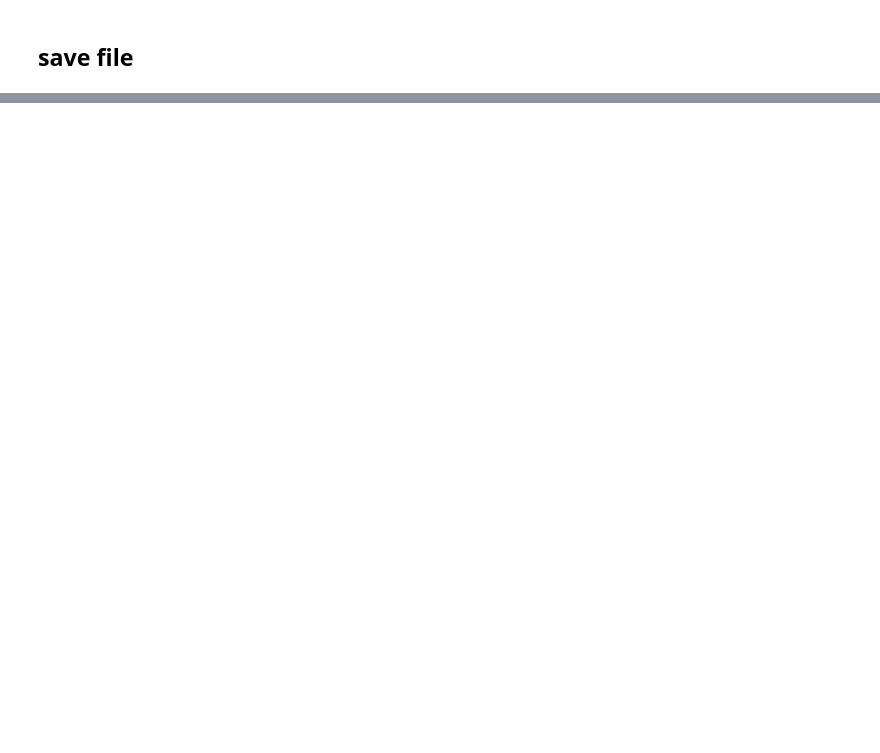
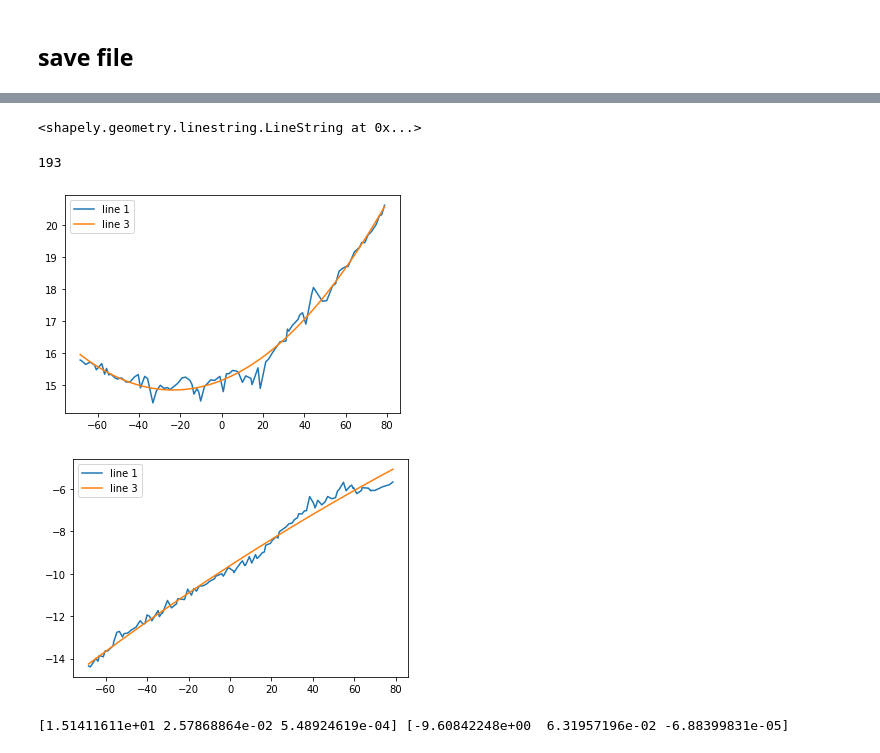
Before and after one commit to zilipp/msResearch, a Jupyter notebook: project2D_whole.ipynb, the cells around one changed output, grey strips where cells are left out. Saved outputs shown, nothing was run; the diff lists cells and outputs as text; code cells hidden in the pictures; blank space fills up the shorter version.

```diff
--- a/project2D_whole.ipynb
+++ b/project2D_whole.ipynb
@@ -154,0 +443,52 @@ bone_points = bone_points - bone_points.mean(axis=0, keepdims=True)
+# %%
+center_bone_line = center_bone.exterior
+# %%
+center_bone.boundary
+# %% [output]
+<shapely.geometry.linestring.LineString at 0x...>
+# %%
+center_bone_points = []
+for x,y in center_bone_line.coords:
+    center_bone_points.append([x, y])
+center_bone_points = center_bone_points[:-1]
+len(center_bone_points)
+# %% [output]
+193
+# %%
+center_bone_points = np.asarray(center_bone_points)
+# %%
+import numpy.polynomial.polynomial as poly
+
+center_bone_points_upper = np.asarray([x for x in center_bone_points if x[1] >= 0])
+center_bone_points_lower = np.asarray([x for x in center_bone_points if x[1] <= 0])
+# %%
+def fit_line(points_array):
+    x = points_array[:, 0]
+    y = points_array[:, 1]
+    x_new = np.linspace(x[0], x[-1], num=len(x)*10)
+
+    coefs = poly.polyfit(x, y, 2)
+    ffit = poly.polyval(x_new, coefs)
+
+    y_draw = []
+    for num in x_new:
+        y_draw.append(coefs[2] * num*num + coefs[1] * num + coefs[0])
+
+    if show_figure:
+        plt.plot(x, y, label = "line 1")
+        #plt.plot(x_new, ffit, label = "line 2")
+        plt.plot(x_new, y_draw, label="line 3")
+
+        plt.legend()
+        # plt.axes().set_aspect(1)
+        plt.show()
+    return coefs
+
+# j = coefs_up[3] * (i**3) + coefs_up[2] * (i**2) + coefs_up[1] * i + coefs_up[0]
+top_line_p = fit_line(center_bone_points_upper)
+bottom_line_p = fit_line(center_bone_points_lower)
+print(top_line_p, bottom_line_p)
+# %% [output]
+[figure, added]
+[figure, added]
+[1.51411611e+01 2.57868864e-02 5.48924619e-04] [-9.60842248e+00  6.31957196e-02 -6.88399831e-05]
```
Also changed, not shown: parts of 62 cells of this notebook, 3 other files.
